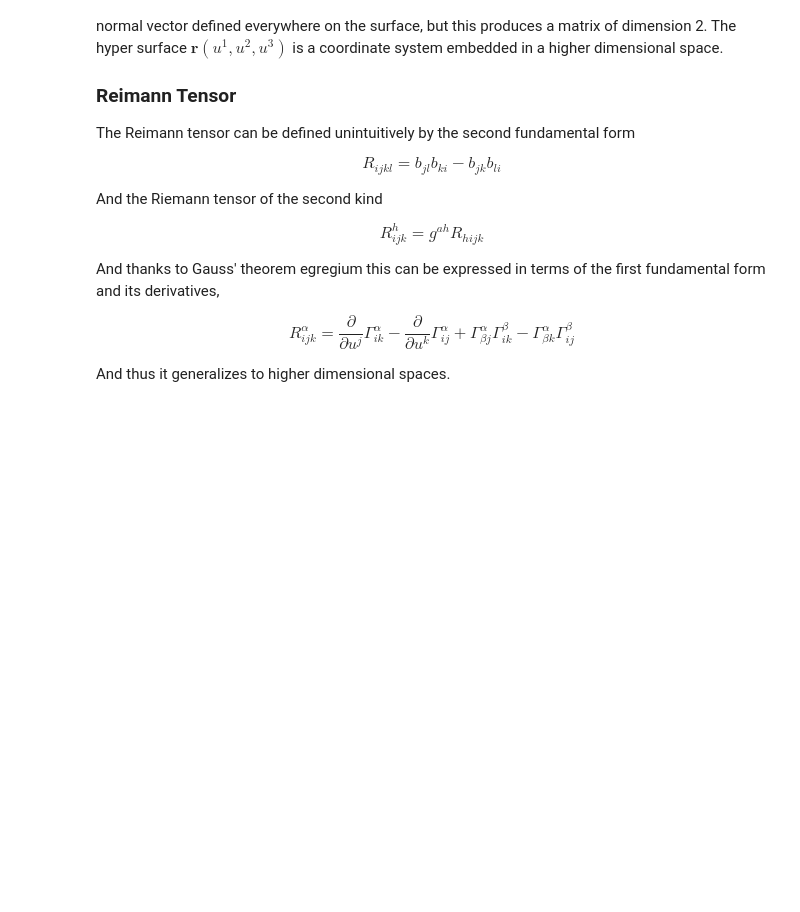
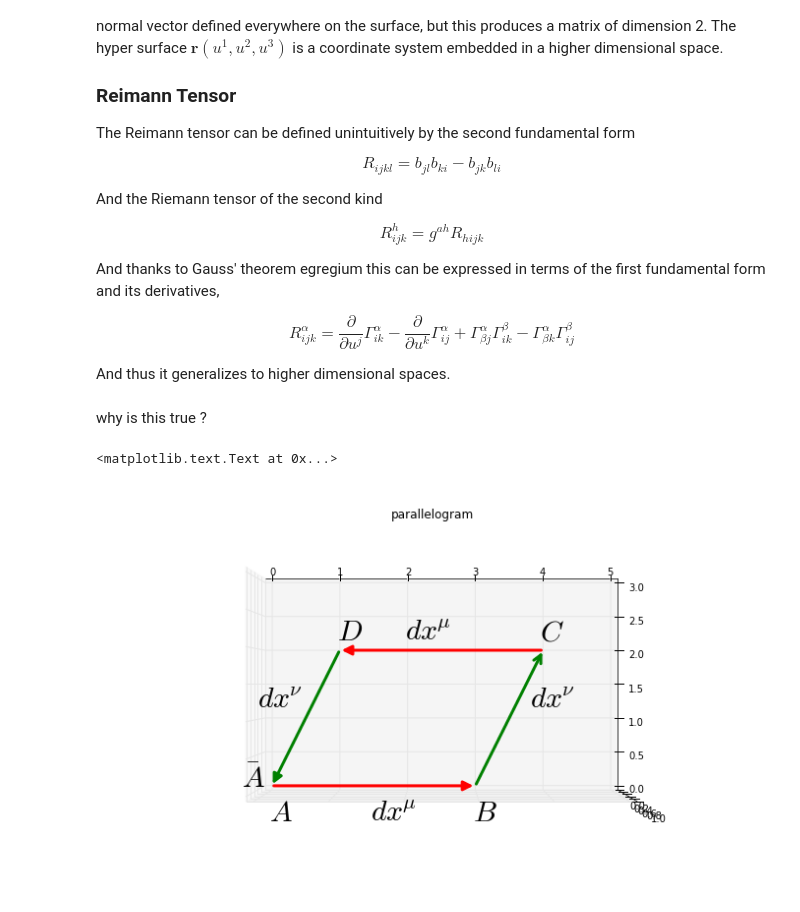
Before and after one commit to coderofgames/Python-Math, a Jupyter notebook: Vectors/Tensors.ipynb, the cells around one changed output. Cells and saved outputs as stored; diff of their text form; code cells hidden in the pictures; blank space fills up the shorter version.

```diff
--- a/Vectors/Tensors.ipynb
+++ b/Vectors/Tensors.ipynb
@@ -2350,3 +2236,54 @@ And thanks to Gauss' theorem egregium this can be expressed in terms of the firs
 $$ R^{\alpha}_{ijk} = \frac{\partial}{\partial u^j}\Gamma^{\alpha}_{ik} - \frac{\partial}{\partial u^k}\Gamma^{\alpha}_{ij} + \Gamma^{\alpha}_{\beta j}\Gamma^{\beta}_{ik} - \Gamma^{\alpha}_{\beta k}\Gamma^{\beta}_{ij}$$
 
 And thus it generalizes to higher dimensional spaces.
+# %% [markdown]
+why is this true ?
+# %%
+mpl.rcParams['legend.fontsize'] = 10
+
+fig = plt.figure(figsize=(12, 12))
+ax = fig.gca(projection='3d')
+ax.set_aspect('equal')
+
+#proj3d.persp_transformation = orthogonal_proj
+a = Arrow3D([0, 3], [0, 0], [0, 0], mutation_scale=20, lw=3, arrowstyle="-|>", color="r")
+ax.add_artist(a)
+a = Arrow3D([1, 0], [2, 0], [0, 0], mutation_scale=20, lw=3, arrowstyle="-|>", color="g")
+ax.add_artist(a)
+a = Arrow3D([3, 4], [0, 2], [0, 0], mutation_scale=20, lw=3, arrowstyle="->", color="g")
+ax.add_artist(a)
+a = Arrow3D([4, 1], [2, 2], [0, 0], mutation_scale=20, lw=3, arrowstyle="-|>", color="r")
+ax.add_artist(a)
+
+# points
+annotate3D(ax, r'$ A $', xyz=(0,-0.25,0), fontsize=30, xytext=(-3,4),
+               textcoords='offset points', ha='left',va='top')
+annotate3D(ax, r'$ B $', xyz=(3,-0.25,0), fontsize=30, xytext=(-3,4),
+               textcoords='offset points', ha='left',va='top')
+annotate3D(ax, r'$ C $', xyz=(4,2,0), fontsize=30, xytext=(-3,4),
+               textcoords='offset points', ha='left',va='bottom')
+annotate3D(ax, r'$ D $', xyz=(1,2,0), fontsize=30, xytext=(-3,4),
+               textcoords='offset points', ha='left',va='bottom')
+annotate3D(ax, r'$ \bar{A}$', xyz=(-0.4,0.25,0), fontsize=30, xytext=(-3,4),
+               textcoords='offset points', ha='left',va='top')
+
+# infinitesimal lengths
+annotate3D(ax, r'$ dx^{\mu} $', xyz=(1.5,-0.25,0), fontsize=30, xytext=(-3,4),
+               textcoords='offset points', ha='left',va='top')
+annotate3D(ax, r'$ dx^{\mu} $', xyz=(2,2,0), fontsize=30, xytext=(-3,4),
+               textcoords='offset points', ha='left',va='bottom')
+annotate3D(ax, r'$ dx^{\nu} $', xyz=(3.85,1,0), fontsize=30, xytext=(-3,4),
+               textcoords='offset points', ha='left',va='bottom')
+annotate3D(ax, r'$ dx^{\nu} $', xyz=(0.5,1,0), fontsize=30, xytext=(-3,4),
+               textcoords='offset points', ha='right',va='bottom')
+
+ax.set_xlim(0, 5)
+ax.set_ylim(0, 3)
+ax.set_zlim(0, 1)
+
+ax.view_init(90, 270)
+
+plt.title('parallelogram')
+# %% [output]
+<matplotlib.text.Text at 0x...>
+[figure, added]
```
Also changed, not shown: parts of 7 cells of this notebook.
